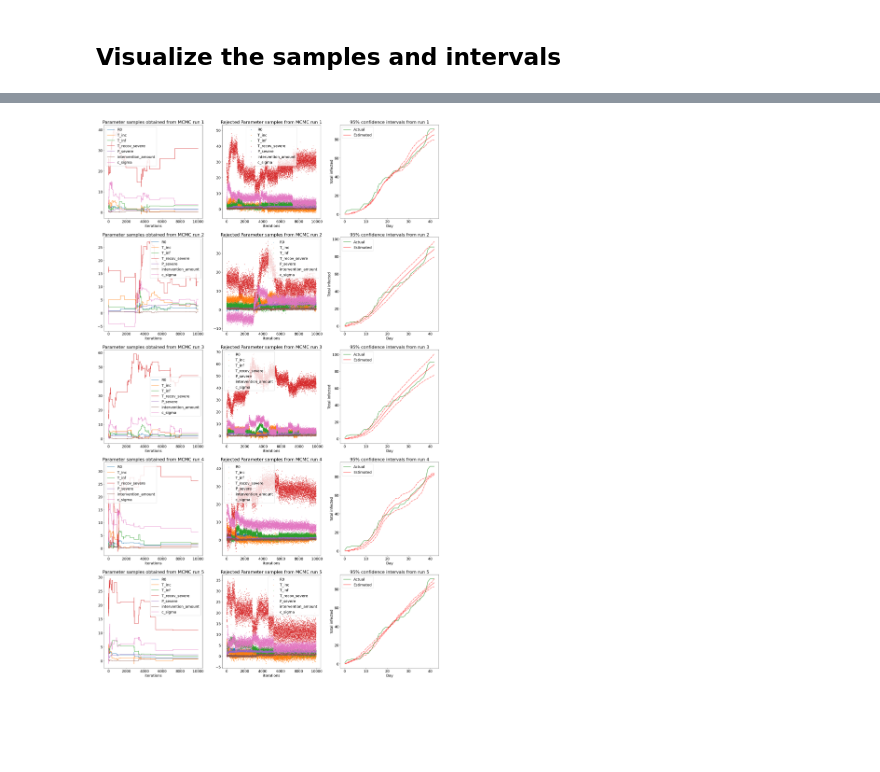
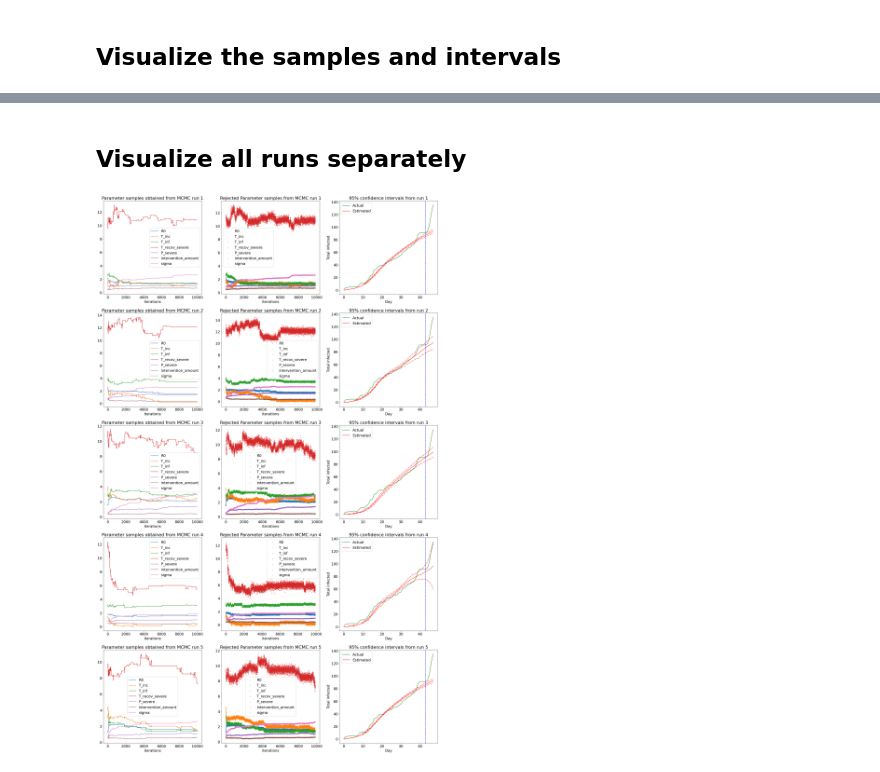
Before and after one commit to WadhwaniAI/covid-modelling, a Jupyter notebook: notebooks/seir/[TRY] metropolis.ipynb, the cells around one changed output, grey strips where cells are left out. Drawn from its saved outputs; the diff is of its cells as text; code cells hidden in the pictures; blank space fills up the shorter version.

```diff
--- a/notebooks/seir/[TRY] metropolis.ipynb
+++ b/notebooks/seir/[TRY] metropolis.ipynb
@@ -108,7 +108,7 @@ def param_init():
 # %%
 proposal_sigmas = OrderedDict()
 for key in prior_ranges:
-    proposal_sigmas[key] = 0.25 * (prior_ranges[key][1] - prior_ranges[key][0])
+    proposal_sigmas[key] = 0.025 * (prior_ranges[key][1] - prior_ranges[key][0])
 
 def proposal(theta_old):
     theta_new = np.random.normal(loc=[*theta_old.values()], scale=[*proposal_sigmas.values()])
@@ -124,9 +124,8 @@ def log_likelihood(theta):
     df_prediction = optimiser.solve(theta, default_params, df_train)
     pred = np.array(df_prediction['total_infected'])
     true = np.array(df_train['total_infected'])
-#     alpha = theta['c_sigma']
-#     sigma = alpha * true.std()
-    sigma = theta['c_sigma']
+#     sigma = theta['c_sigma'] * true.std()
+    sigma = theta['sigma']
     N = len(true)
     ll = - (N * np.log(np.sqrt(2*np.pi) * sigma)) - (np.sum(((true - pred) ** 2) / (2 * sigma ** 2)))
     return ll
@@ -190,5 +189,5 @@ def metropolis(iter=1000):
 # %%
-def get_PI(date, key, multiplier=1.96):
+def get_PI(pred_dfs, date, key, multiplier=1.96):
     pred_samples = list()
     for df in pred_dfs:
         pred_samples.append(df.loc[date, key])
@@ -202,9 +201,5 @@ def get_PI(date, key, multiplier=1.96):
 ## Run multiple chains in parallel
 # %%
 mcmc = Parallel(n_jobs=5)(delayed(metropolis)(iter=10000) for run in range(5))
-# %%
-data_split = df_train.copy()
-optimiser = Optimiser()
-default_params = optimiser.init_default_params(data_split)
 # %% [markdown]
 ## Visualize the samples and intervals
@@ -211,7 +255,10 @@ default_params = optimiser.init_default_params(data_split)
+# %% [markdown]
+## Visualize all runs separately
 # %%
 plt.figure(figsize=(30, 50))
+
 for k, run in enumerate(mcmc):
-    data_split = df_train.copy()
+    data_split = df_district.copy()
     optimiser = Optimiser()
     default_params = optimiser.init_default_params(data_split)
 
@@ -241,32 +288,34 @@ for k, run in enumerate(mcmc):
 
     pred_dfs = list()
     for i in tqdm(sample_indices):
         pred_dfs.append(optimiser.solve(posterior_samples[int(i)], default_params, data_split))
 
     for df in pred_dfs:
         df.set_index('date', inplace=True)
 
     result = pred_dfs[0].copy()
     for col in result.columns:
         result["{}_low".format(col)] = ''
         result["{}_high".format(col)] = ''
 
     for date in tqdm(pred_dfs[0].index):
         for key in pred_dfs[0]:
-            result.loc[date, key], result.loc[date, "{}_low".format(key)], result.loc[date, "{}_high".format(key)] = get_PI(date, key)
+            result.loc[date, key], result.loc[date, "{}_low".format(key)], result.loc[date, "{}_high".format(key)] = get_PI(pred_dfs, date, key)
 
     data_split.set_index("date", inplace=True)
 
     plt.subplot(len(mcmc), 3, 3*k + 3)
     plt.plot(data_split['total_infected'].tolist(), c='g', label='Actual')
     plt.plot(result['total_infected'].tolist(), c='r', label='Estimated')
     plt.plot(result['total_infected_low'].tolist(), c='r', linestyle='dashdot')
     plt.plot(result['total_infected_high'].tolist(), c='r', linestyle='dashdot')
+    plt.axvline(x=len(df_train), c='b', linestyle='dashed')
     plt.xlabel("Day")
     plt.ylabel("Total infected")
     plt.legend()
     plt.title("95% confidence intervals from run {}".format(k+1))
 
+plt.savefig("./mcmc_runs.png")
 plt.show()
 # %% [output]
-[figure, old version]
+[figure, new version]
```
Also changed, not shown: parts of 4 cells of this notebook.
